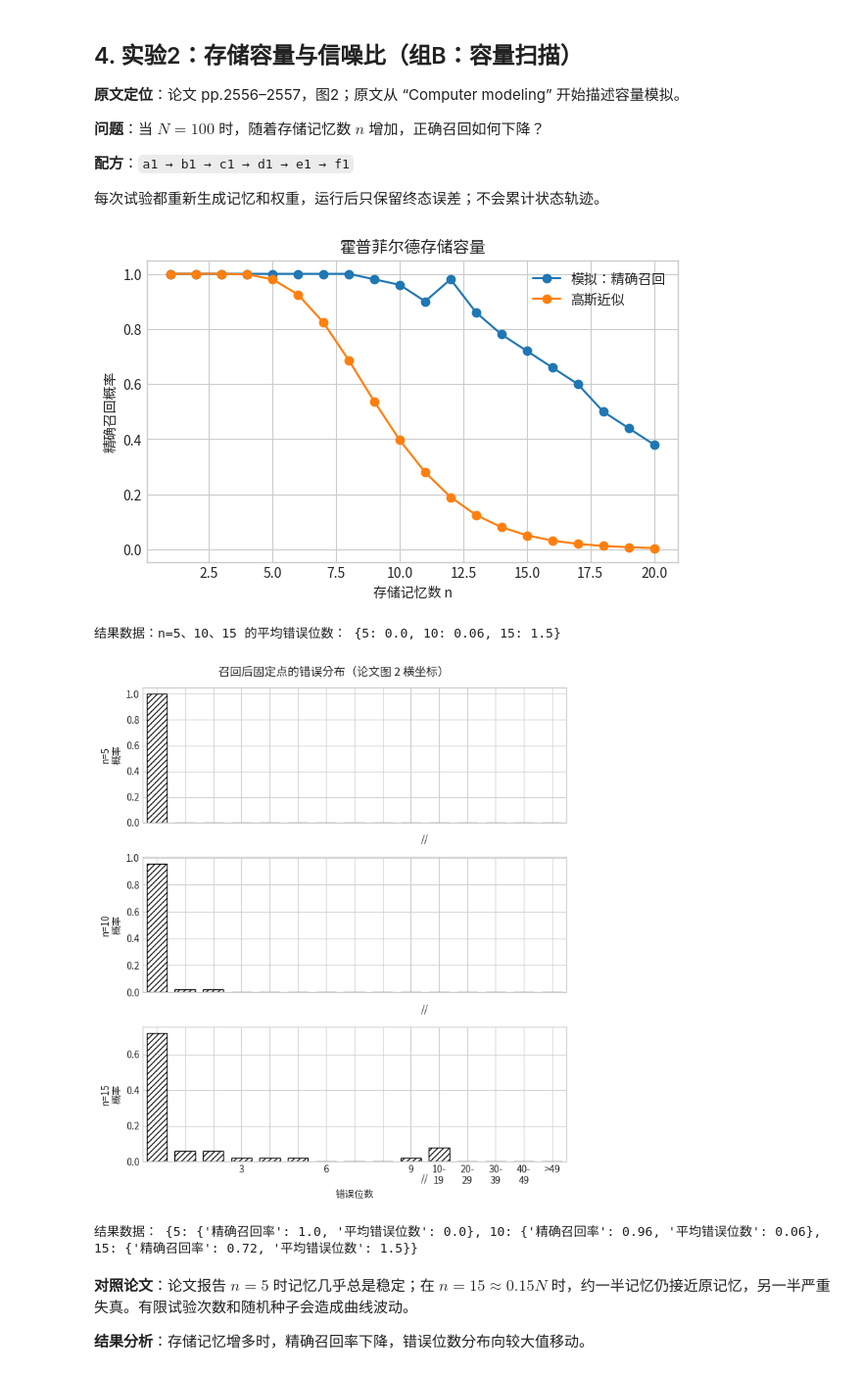
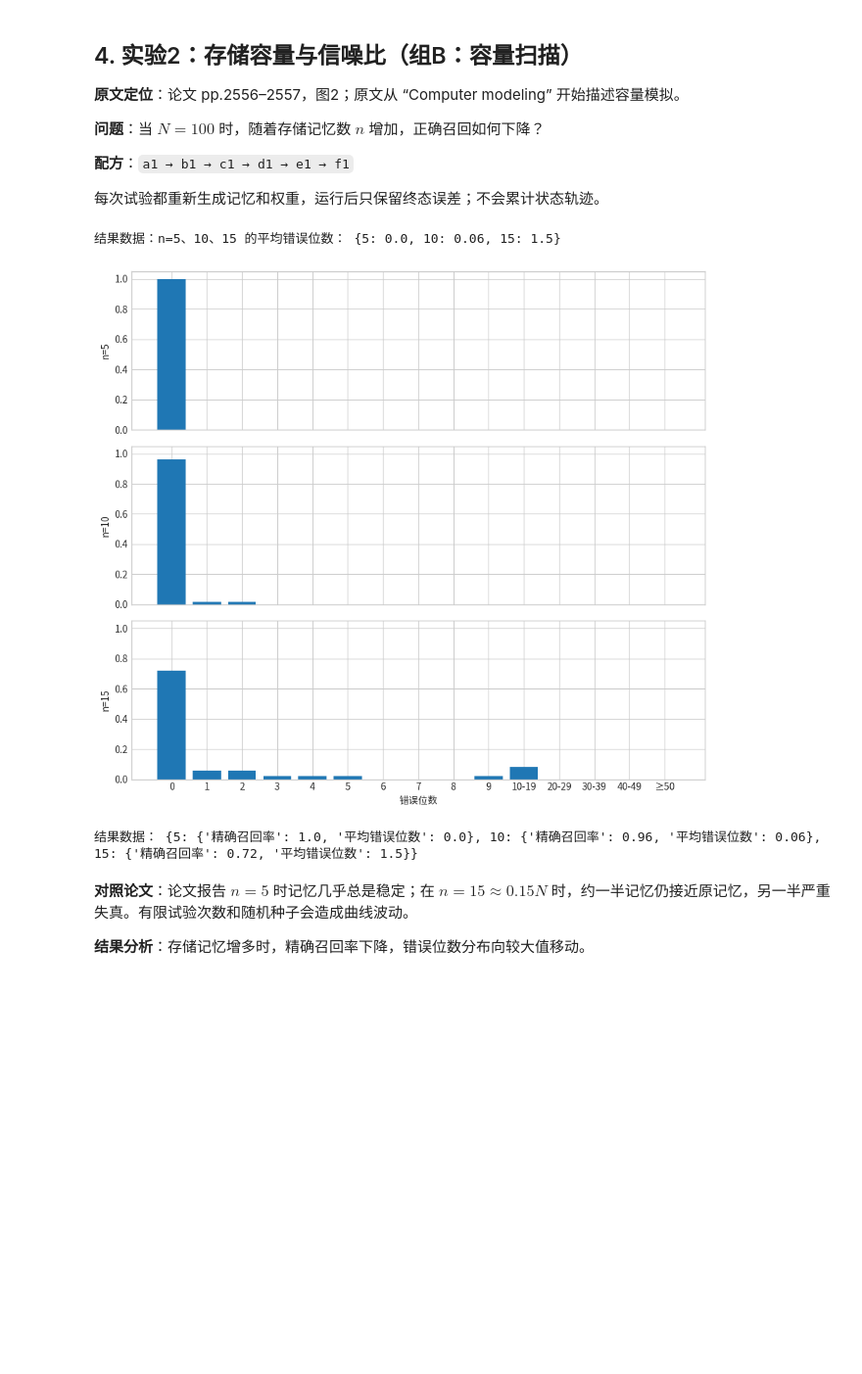
Before and after one commit to Heptazero/nn-labs, a Jupyter notebook: hopfield-1982/hopfield_1982.ipynb, the cells around one changed output. Shown at 98% size. Drawn from its saved outputs; the diff is of its cells as text; code cells hidden in the pictures; blank space fills up the shorter version.

```diff
--- a/hopfield-1982/hopfield_1982.ipynb
+++ b/hopfield-1982/hopfield_1982.ipynb
@@ -1031,110 +1031,75 @@ M≤10 的疑似简单循环：0 条
 rng = np.random.default_rng(102)
 N = 100
 n_values = np.arange(1, 21)
-# *[输入] 本实验的自变量：存储的记忆条数 n，从1扫到20
 trials_per_n = 50
+
 mean_errors = []
 exact_rates = []
 theory_exact_rates = []
 errors_by_n = {}
-# [中介变量] 只为图2风格直方图准备的容器，跟原有曲线计算无关
-# [中介变量] 三条累积序列，长度都会跟 n_values 对齐，供最后画图用
 
 for n in n_values:
     errors = []
     for _ in range(trials_per_n):
         memories = a1_make_independent_memories(n=n, N=N, rng=rng)
         weights = b1_make_hebbian_weights(memories)
-        # [存储] 每次试验都重新生成记忆和权重，不复用上一次的，避免结果被单一随机矩阵污染
 
         target_index = int(rng.integers(n))
         initial_state = c1_start_from_memory(memories, target_index)
-        # [输入] 从存储的记忆本身出发，测的是"能不能守住自己存过的东西"
 
         run = d1_run_async(weights, initial_state, rng)
         errors.append(e1_hamming_distance(run.final_state, memories[target_index]))
-        # [观测·数据] 单次试验的错误比特数；收敛后跟原记忆差几个比特
 
     errors = np.asarray(errors)
     if n in (5, 10, 15):
         errors_by_n[int(n)] = errors.copy()
-        # [观测·数据] 保留 n=5/10/15 的逐次试验原始误差，供论文图2风格直方图使用
     mean_errors.append(float(errors.mean()))
     exact_rates.append(float(np.mean(errors == 0)))
-    # [观测·结果] 精确召回率；errors==0 表示零误差精确召回，取比例
 
     bit_error = theoretical_bit_error_probability(n=n, N=N)
     theory_exact_rates.append((1 - bit_error) ** N)
-    # [观测·结果] 理论精确召回率；理论曲线：单比特都不错的概率 = (1-单比特出错率)^N，跟模拟曲线对照
 
-f1_plot_curve(
-    n_values,
-    {
-        "模拟：精确召回": exact_rates,
-        "高斯近似": theory_exact_rates,
-    },
-    xlabel="存储记忆数 n",
-    ylabel="精确召回概率",
-    title="霍普菲尔德存储容量",
-)
 print("结果数据：n=5、10、15 的平均错误位数：", {
     n: round(mean_errors[n - 1], 2) for n in (5, 10, 15)
 })
 
+# ========== 直方图 ==========
+import matplotlib.pyplot as plt
+import numpy as np
 
-# ========== 论文图 2 三面板：完全采用原图横坐标分组 ==========
-# 0~9 的错误位数逐值统计；之后按 10~19、20~29、30~39、40~49、>49 分组。
-# 原图只在前十个逐值位置标出 3、6、9，并在 9 与 10~19 之间画断轴符号。
-NERR_POSITIONS = np.arange(15)
-NERR_TICK_LABELS = ["", "", "", "3", "", "", "6", "", "", "9", "10-\n19", "20-\n29", "30-\n39", "40-\n49", ">49"]
+BINS = [0, 1, 2, 3, 4, 5, 6, 7, 8, 9, 10, 20, 30, 40, 50, 101]
+BIN_LABELS = ['0', '1', '2', '3', '4', '5', '6', '7', '8', '9', '10-19', '20-29', '30-39', '40-49', '≥50']
 
+def compute_histogram(errors):
+    hist, _ = np.histogram(errors, bins=BINS)
+    return hist / len(errors)
 
-def paper_figure_2_probabilities(errors: np.ndarray) -> np.ndarray:
-    probabilities = [float(np.mean(errors == value)) for value in range(10)]
-    probabilities.extend([
-        float(np.mean((errors >= 10) & (errors <= 19))),
-        float(np.mean((errors >= 20) & (errors <= 29))),
-        float(np.mean((errors >= 30) & (errors <= 39))),
-        float(np.mean((errors >= 40) & (errors <= 49))),
-        float(np.mean(errors > 49)),
-    ])
-    return np.asarray(probabilities)
+fig, axes = plt.subplots(len(errors_by_n), 1, figsize=(9, 8), sharex=True)
 
+for ax, n in zip(axes, sorted(errors_by_n)):
+    probabilities = compute_histogram(errors_by_n[n])
+    ax.bar(range(len(BIN_LABELS)), probabilities, width=0.8)
+    ax.set_ylabel(f'n={n}')
+    ax.set_ylim(0, 1.05)
 
-fig, axes = plt.subplots(len(errors_by_n), 1, figsize=(7, 8), sharex=True)
-for ax, n in zip(axes, sorted(errors_by_n)):
-    probabilities = paper_figure_2_probabilities(errors_by_n[n])
-    ax.bar(
-        NERR_POSITIONS,
-        probabilities,
-        width=0.72,
-        facecolor="white",
-        edgecolor="black",
-        hatch="////",
-        linewidth=1.0,
-    )
-    ax.set_ylabel(f"n={n}\n概率")
-    ax.set_xlim(-0.5, 14.5)
-    ax.text(9.5, -0.09, "//", transform=ax.get_xaxis_transform(), ha="center", va="top")
+axes[-1].set_xticks(range(len(BIN_LABELS)))
+axes[-1].set_xticklabels(BIN_LABELS)
+axes[-1].set_xlabel('错误位数')
 
-axes[-1].set_xticks(NERR_POSITIONS, NERR_TICK_LABELS)
-axes[-1].set_xlabel("错误位数")
-fig.suptitle("召回后固定点的错误分布（论文图 2 横坐标）")
 plt.tight_layout()
 plt.show()
 
 capacity_summary = {
     int(n): {
         "精确召回率": round(float(exact_rates[n - 1]), 3),
         "平均错误位数": round(float(mean_errors[n - 1]), 2),
     }
     for n in (5, 10, 15)
 }
 print("结果数据：", capacity_summary)
 # %% [output]
+结果数据：n=5、10、15 的平均错误位数： {5: 0.0, 10: 0.06, 15: 1.5}
-[figure, old version]
+[figure, new version]
-结果数据：n=5、10、15 的平均错误位数： {5: 0.0, 10: 0.06, 15: 1.5}
-[figure, removed]
 结果数据： {5: {'精确召回率': 1.0, '平均错误位数': 0.0}, 10: {'精确召回率': 0.96, '平均错误位数': 0.06}, 15: {'精确召回率': 0.72, '平均错误位数': 1.5}}
 # %% [markdown]
 **对照论文**：论文报告 $n=5$ 时记忆几乎总是稳定；在 $n=15\approx0.15N$ 时，约一半记忆仍接近原记忆，另一半严重失真。有限试验次数和随机种子会造成曲线波动。
```
Also changed, not shown: parts of 1 cell of this notebook.
